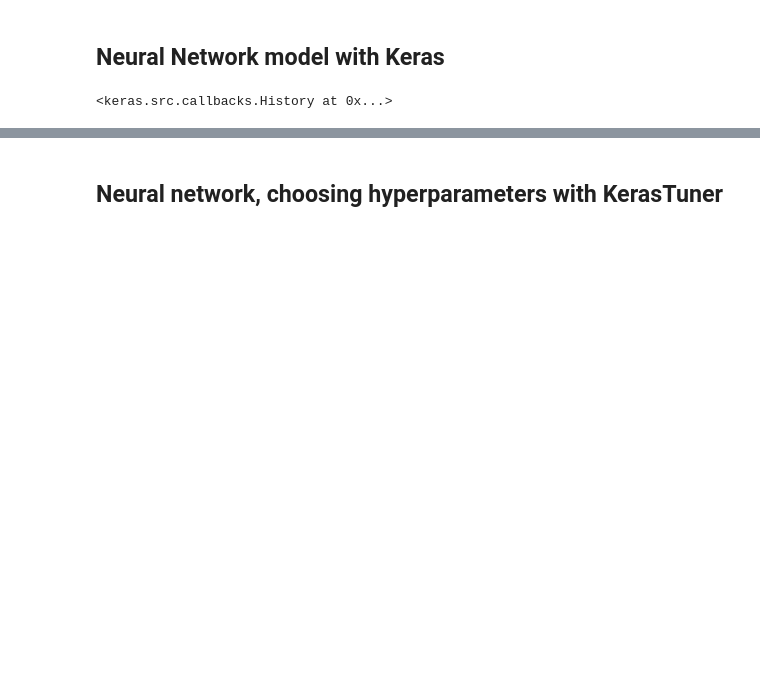
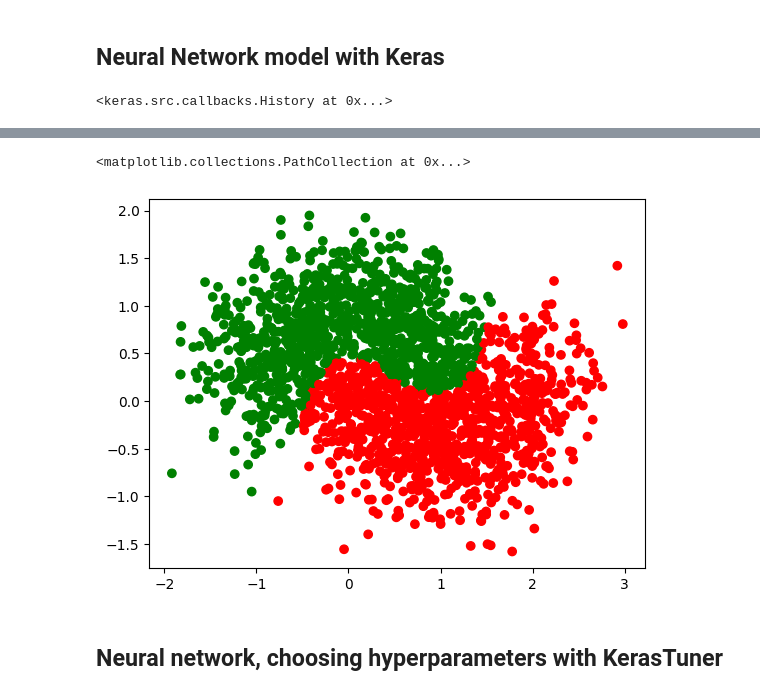
Before and after one commit to AntonioPrgomet/ds23_deep_learning, a Jupyter notebook: l2/code_challenge_dl_possible_solution.ipynb, the cells around one changed output, grey strips where cells are left out. Cells and saved outputs as stored; diff of their text form; code cells hidden in the pictures; blank space fills up the shorter version.

```diff
--- a/l2/code_challenge_dl_possible_solution.ipynb
+++ b/l2/code_challenge_dl_possible_solution.ipynb
@@ -136,0 +147,2 @@ values
+# %%
+nn_results = nn_model.predict(X_test)
@@ -137,3 +151,17 @@ values
+# %%
+nn_pred=[]
+for i in nn_results:
+    if i>0.5:
+        nn_pred.append('r')
+    else:
+        nn_pred.append('g')
+nn_one_col=X_test[:,0]
+nn_two_col=X_test[:,1]
+# %%
+plt.scatter(x=nn_one_col,y=nn_two_col,c=nn_pred)
+# %% [output]
+<matplotlib.collections.PathCollection at 0x...>
+[figure, added]
 # %% [markdown]
 ## Neural network, choosing hyperparameters with KerasTuner
 # %%
```
Also changed, not shown: parts of 14 cells of this notebook, 1 other file.
